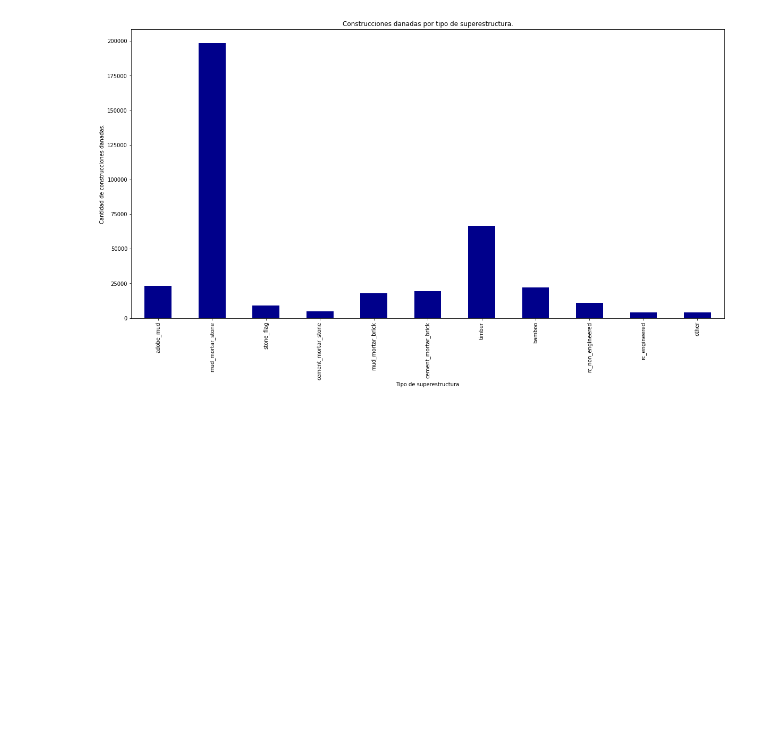
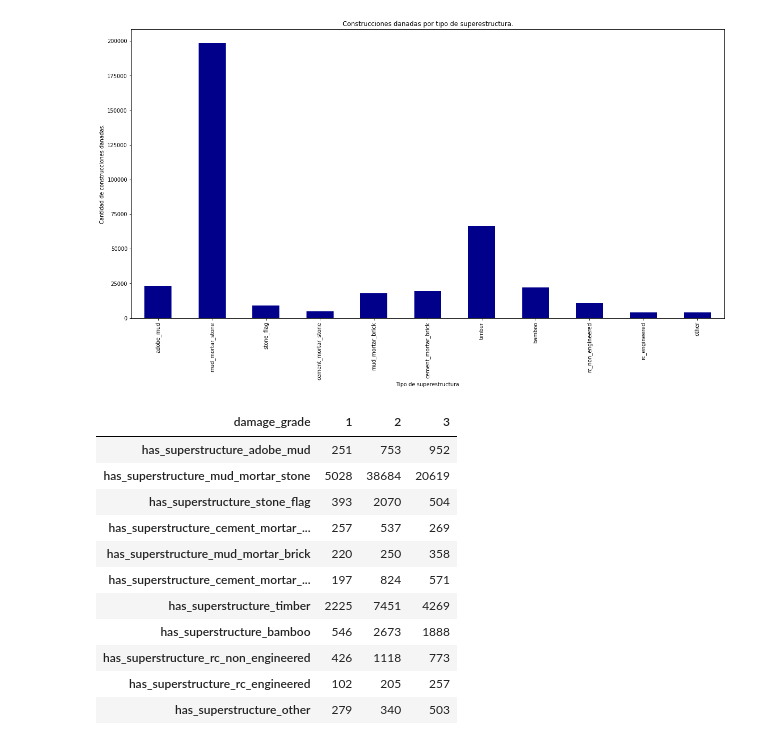
Before and after one commit to joaquinfontela/OrganizacionDeDatos-TP1, a Jupyter notebook: src/Superstructures.ipynb, the cells around one changed output. Cells and saved outputs as stored; diff of their text form; code cells hidden in the pictures; blank space fills up the shorter version.

```diff
--- a/src/Superstructures.ipynb
+++ b/src/Superstructures.ipynb
@@ -56,0 +59,16 @@ supers_sum.plot(\
+# %%
+supers_damage_df = merge_df.groupby('damage_grade').sum().T.iloc[:11]
+supers_damage_df
+# %% [output]
+| damage_grade | 1 | 2 | 3 |
+| has_superstructure_adobe_mud | 251 | 753 | 952 |
+| has_superstructure_mud_mortar_stone | 5028 | 38684 | 20619 |
+| has_superstructure_stone_flag | 393 | 2070 | 504 |
+| has_superstructure_cement_mortar_... | 257 | 537 | 269 |
+| has_superstructure_mud_mortar_brick | 220 | 250 | 358 |
+| has_superstructure_cement_mortar_... | 197 | 824 | 571 |
+| has_superstructure_timber | 2225 | 7451 | 4269 |
+| has_superstructure_bamboo | 546 | 2673 | 1888 |
+| has_superstructure_rc_non_engineered | 426 | 1118 | 773 |
+| has_superstructure_rc_engineered | 102 | 205 | 257 |
+| has_superstructure_other | 279 | 340 | 503 |
```
Also changed, not shown: parts of 4 cells of this notebook, 1 other file.
